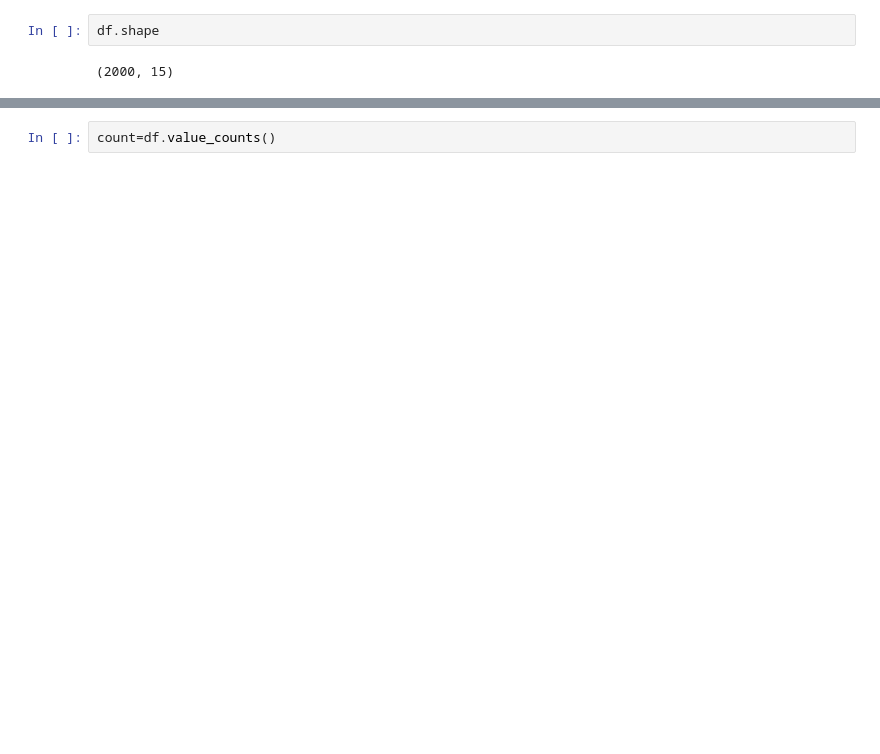
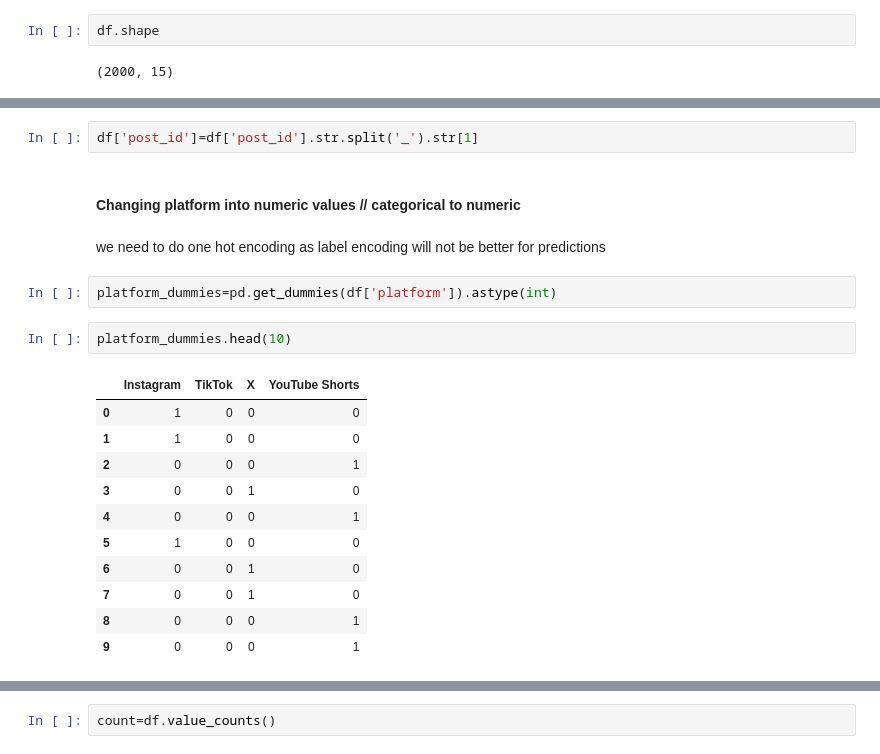
Before and after one commit to mayurimamdi/SocialMediaEDAandAnalysis, a Jupyter notebook: notebooks/EDA.ipynb, the cells around one changed output, grey strips where cells are left out. Drawn from its saved outputs; the diff is of its cells as text; blank space fills up the shorter version.

```diff
--- a/notebooks/EDA.ipynb
+++ b/notebooks/EDA.ipynb
@@ -56,0 +129,22 @@ Name: count, dtype: int64
+# %%
+df['post_id']=df['post_id'].str.split('_').str[1]
+# %% [markdown]
+#### Changing platform into numeric values // categorical to numeric
+# %% [markdown]
+we need to do one hot encoding as label encoding will not be better for predictions
+# %%
+platform_dummies=pd.get_dummies(df['platform']).astype(int)
+# %%
+platform_dummies.head(10)
+# %% [output]
+|  | Instagram | TikTok | X | YouTube Shorts |
+| 0 | 1 | 0 | 0 | 0 |
+| 1 | 1 | 0 | 0 | 0 |
+| 2 | 0 | 0 | 0 | 1 |
+| 3 | 0 | 0 | 1 | 0 |
+| 4 | 0 | 0 | 0 | 1 |
+| 5 | 1 | 0 | 0 | 0 |
+| 6 | 0 | 0 | 1 | 0 |
+| 7 | 0 | 0 | 1 | 0 |
+| 8 | 0 | 0 | 0 | 1 |
+| 9 | 0 | 0 | 0 | 1 |
```
Also changed, not shown: parts of 28 cells of this notebook.
